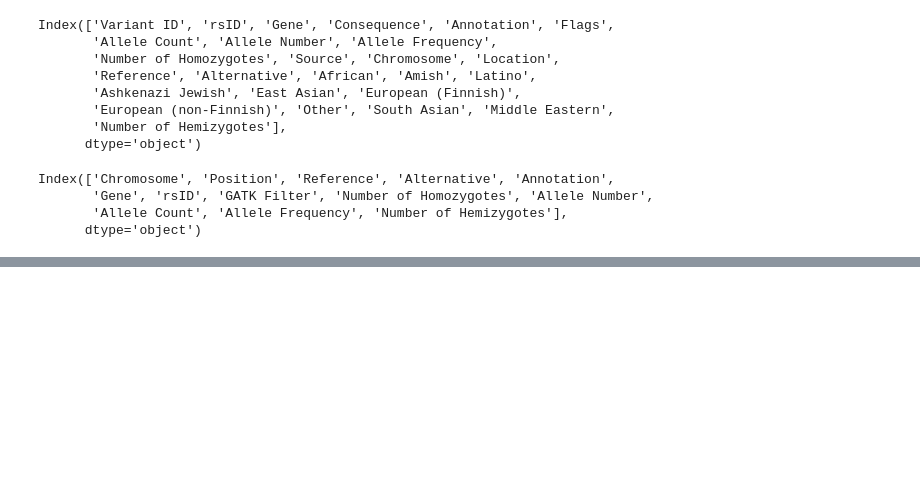
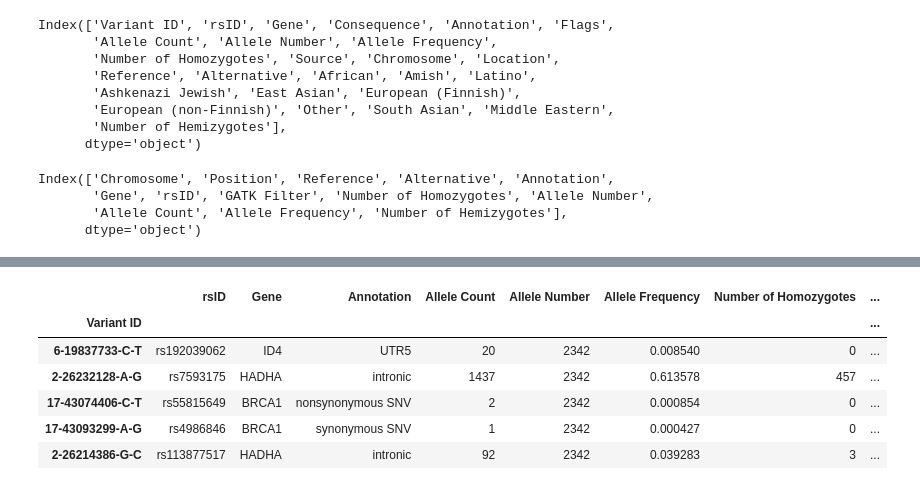
Before and after one commit to bioinfo-hcpa/biovars, a Jupyter notebook: notebooks/integration.ipynb, the cells around one changed output, grey strips where cells are left out. Saved outputs shown, nothing was run; the diff lists cells and outputs as text; code cells hidden in the pictures; blank space fills up the shorter version.

```diff
--- a/notebooks/integration.ipynb
+++ b/notebooks/integration.ipynb
@@ -321,0 +408,10 @@ integrated
+# %%
+a38.loc[head_common, cols]
+# %% [output]
+|  | rsID | Gene | Annotation | Allele Count | Allele Number | Allele Frequency | Number of Homozygotes | ... |
+| Variant ID |  |  |  |  |  |  |  | ... |
+| 6-19837733-C-T | rs192039062 | ID4 | UTR5 | 20 | 2342 | 0.008540 | 0 | ... |
+| 2-26232128-A-G | rs7593175 | HADHA | intronic | 1437 | 2342 | 0.613578 | 457 | ... |
+| 17-43074406-C-T | rs55815649 | BRCA1 | nonsynonymous SNV | 2 | 2342 | 0.000854 | 0 | ... |
+| 17-43093299-A-G | rs4986846 | BRCA1 | synonymous SNV | 1 | 2342 | 0.000427 | 0 | ... |
+| 2-26214386-G-C | rs113877517 | HADHA | intronic | 92 | 2342 | 0.039283 | 3 | ... |
```
Also changed, not shown: parts of 28 cells of this notebook.
